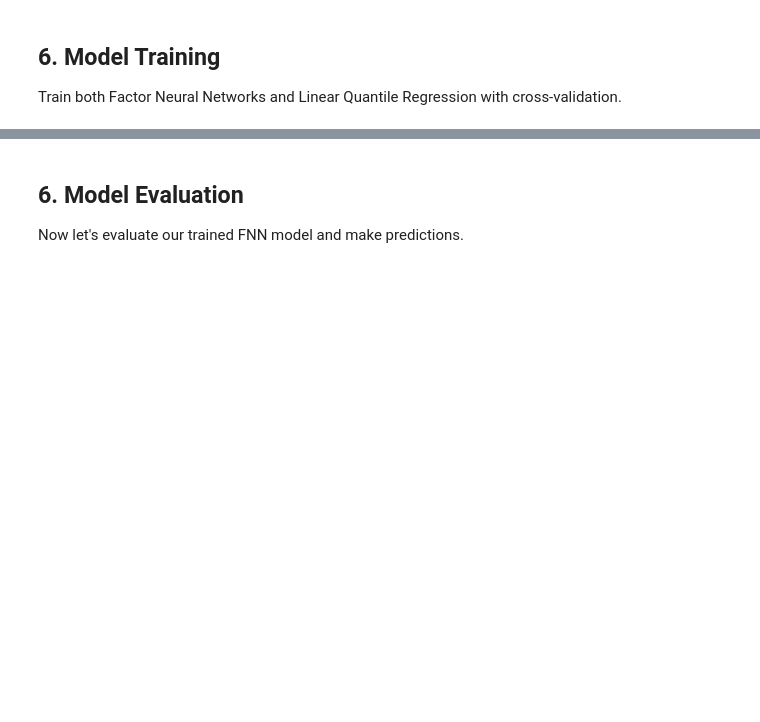
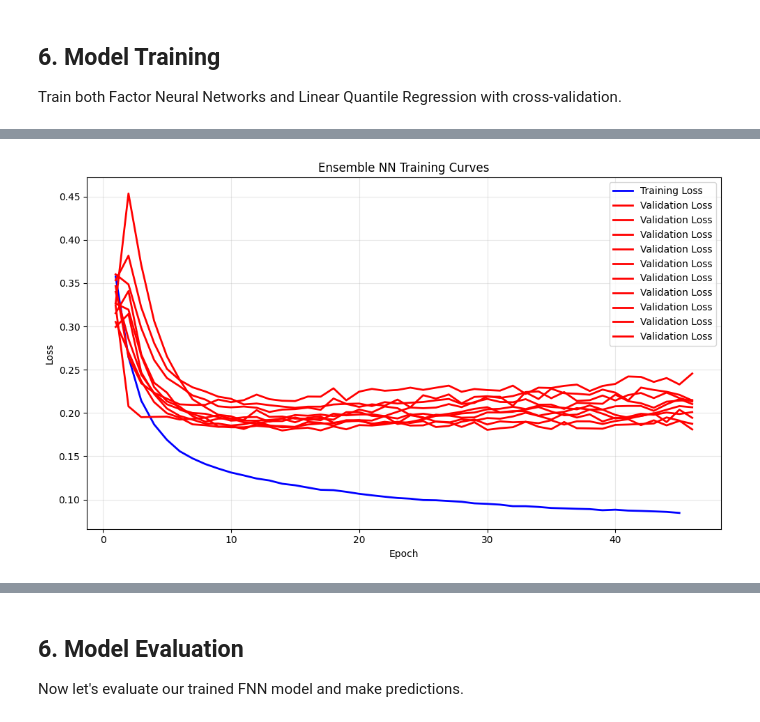
Before and after one commit to Sicco123/ml_macro_at_risk, a Jupyter notebook: examples/example.ipynb, the cells around one changed output, grey strips where cells are left out. Saved outputs shown, nothing was run; the diff lists cells and outputs as text; code cells hidden in the pictures; blank space fills up the shorter version.

```diff
--- a/examples/example.ipynb
+++ b/examples/example.ipynb
@@ -736,6 +770,15 @@ TRAINING STATUS SUMMARY
 ✓ Dataset creation: SUCCESSFUL
 ✓ Data type handling: SUCCESSFUL (fixed object dtype issue)
 ✓ Factor NN training: SUCCESSFUL
+# %%
+plot_training_curves(
+        ensemble_results['train_losses'][:],#[min(config['ensemble_nn']['patience']-1,5):],
+        ensemble_results['val_losses'][:][:],#[min(config['ensemble_nn']['patience']-1,5):],
+        title="Ensemble NN Training Curves"
+    )
+plt.show()
+# %% [output]
+[figure, added]
 # %%
 # Initialize Ensemble NN using high-level API
 ensemble_nn = EnsembleNNAPI(
```
Also changed, not shown: parts of 18 cells of this notebook, 5 other files.
